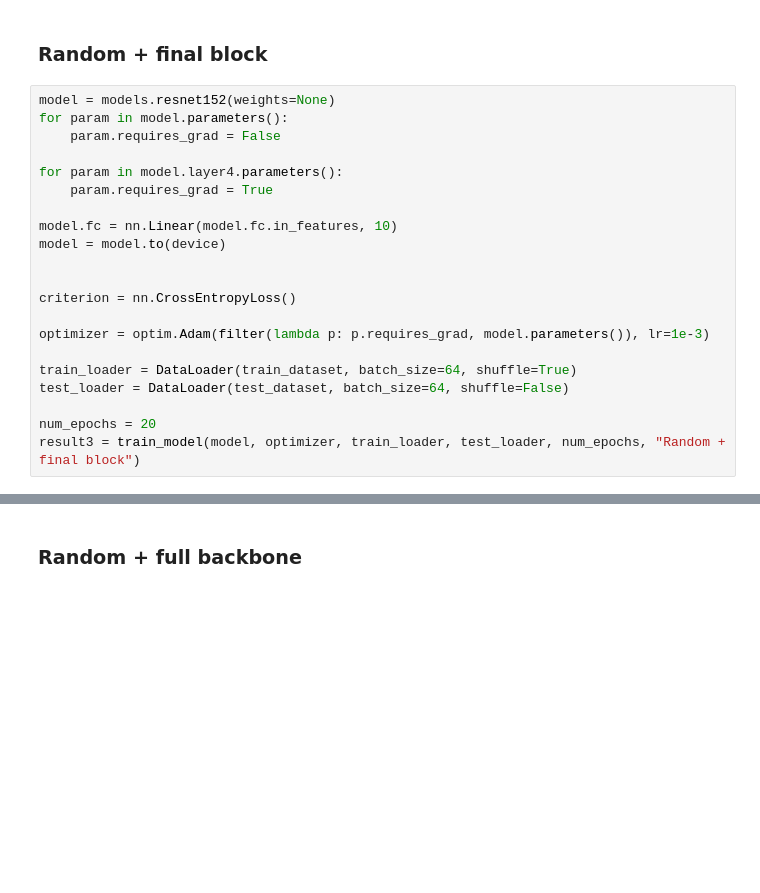
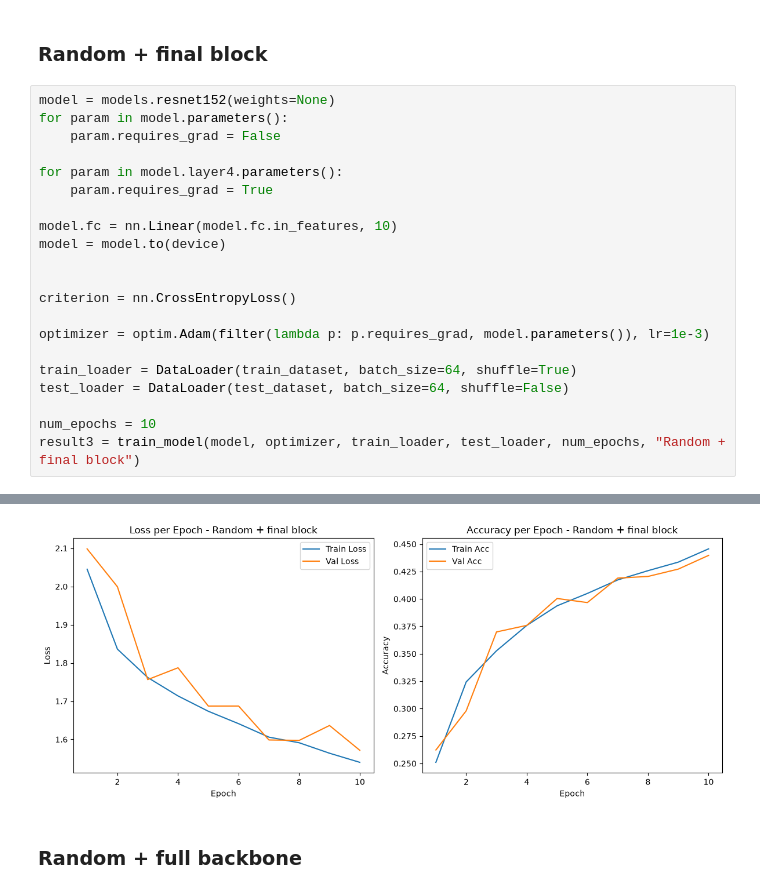
Before and after one commit to alifayyaz0613/atml-pa0, a Jupyter notebook: task1_resnet/task1.ipynb, the cells around one changed output, grey strips where cells are left out. Cells and saved outputs as stored; diff of their text form; blank space fills up the shorter version.

```diff
--- a/task1_resnet/task1.ipynb
+++ b/task1_resnet/task1.ipynb
@@ -680,5 +704,6 @@ optimizer = optim.Adam(filter(lambda p: p.requires_grad, model.parameters()), lr
 train_loader = DataLoader(train_dataset, batch_size=64, shuffle=True)
 test_loader = DataLoader(test_dataset, batch_size=64, shuffle=False)
 
-num_epochs = 20
+num_epochs = 10
 result3 = train_model(model, optimizer, train_loader, test_loader, num_epochs, "Random + final block")
+# %% [output]
@@ -685,3 +720,4 @@ result3 = train_model(model, optimizer, train_loader, test_loader, num_epochs, "
+[figure, added]
 # %% [markdown]
 ### Random + full backbone
 # %%
```
Also changed, not shown: parts of 5 cells of this notebook, 8 other files.
